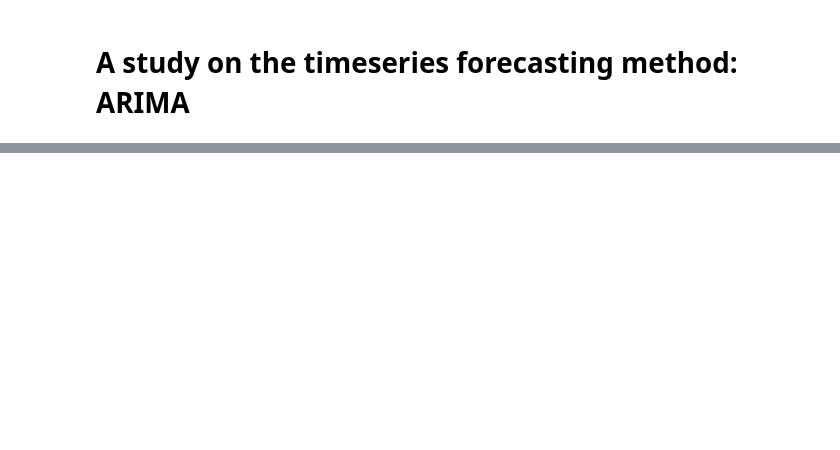
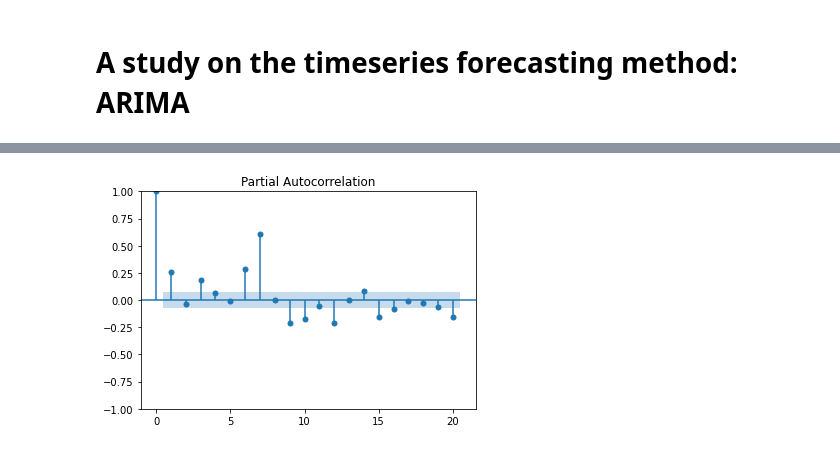
Before and after one commit to majimearun/crux-round3-tasks, a Jupyter notebook: task1/arima.ipynb, the cells around one changed output, grey strips where cells are left out. Drawn from its saved outputs; the diff is of its cells as text; code cells hidden in the pictures; blank space fills up the shorter version.

```diff
--- a/task1/arima.ipynb
+++ b/task1/arima.ipynb
@@ -66,3 +32,0 @@ confirmed_daily["holiday"] = is_holiday
-# %%
-day = [calendar.day_name[day.weekday()] for day in confirmed_daily.index]
-confirmed_daily["day"] = day
@@ -141,0 +75,7 @@ fig.add_trace(go.Scatter(x=df[-28:].index, y=pred, name="Predicted"))
+# %%
+holiday = [1 if i==True else 0 for i in [day in holidays.India() for day in confirmed_daily.index]]
+confirmed_daily["holiday"] = holiday
+# %%
+df = confirmed_daily.copy()
+df = df[["holiday", "Total"]]
+df[df["holiday"] == 1].tail() # making sure there are holidays in the data that we are using
@@ -141,0 +158,6 @@ fig.add_trace(go.Scatter(x=df[-28:].index, y=pred, name="Predicted"))
+# %%
+# manually identifying p
+
+pacf = plot_pacf(df['Total'].diff().dropna(), lags=20)
+# %% [output]
+[figure, added]
```
Also changed, not shown: parts of 57 cells of this notebook, 1 other file.
